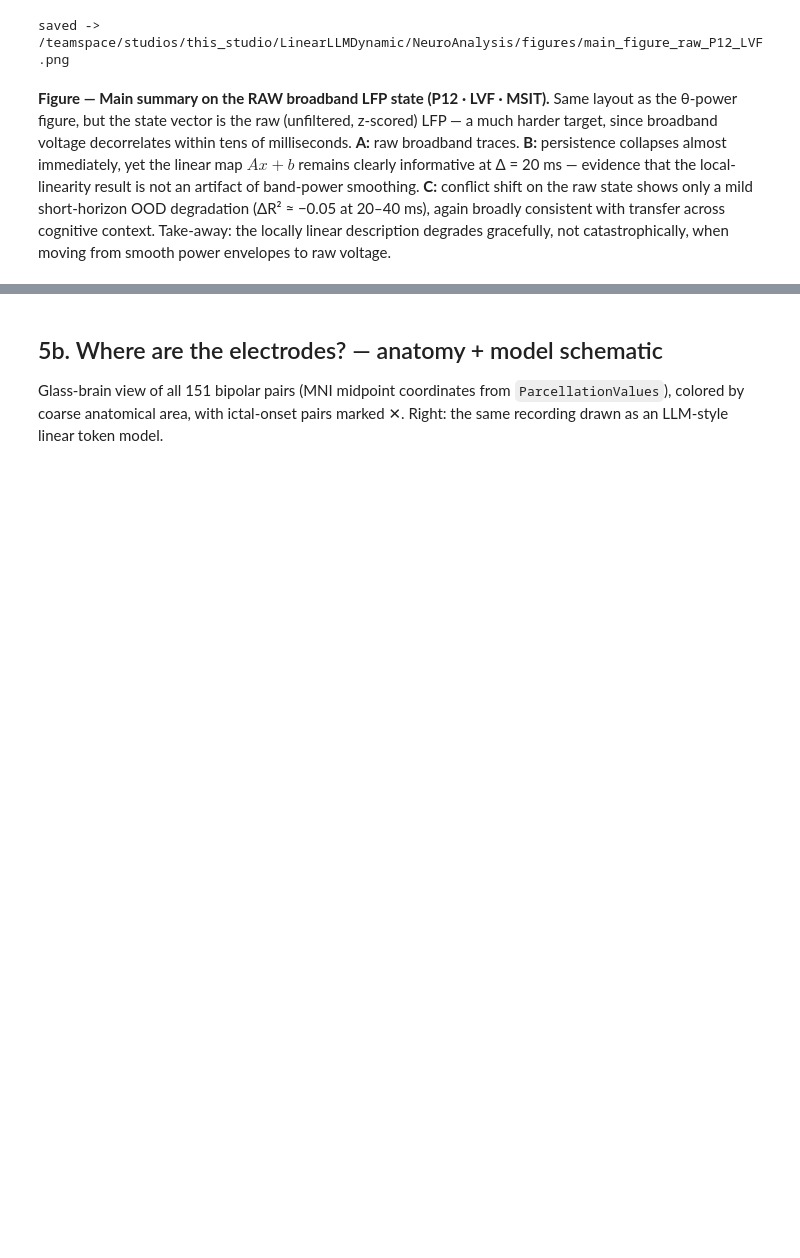
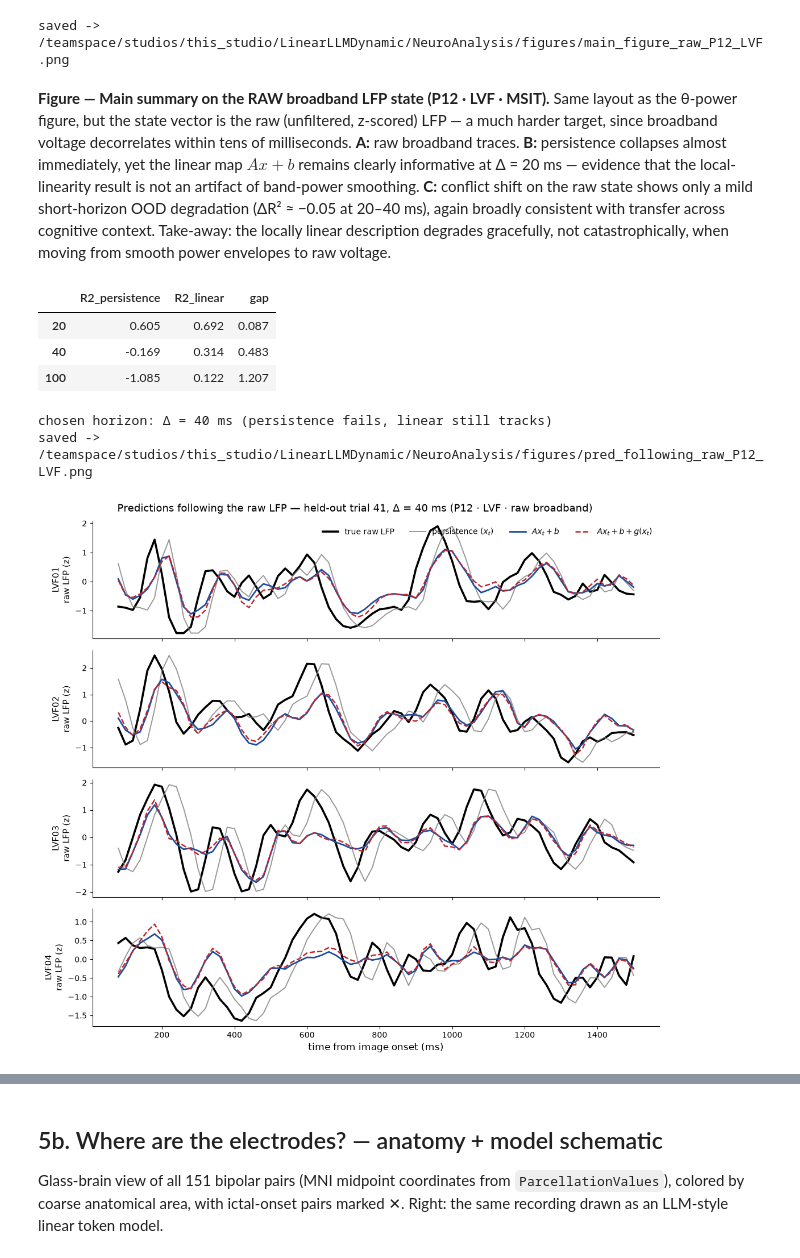
Before and after one commit to rgs2151/controller, a Jupyter notebook: NeuroAnalysis/brain_local_linearization.ipynb, the cells around one changed output, grey strips where cells are left out. Cells and saved outputs as stored; diff of their text form; code cells hidden in the pictures; blank space fills up the shorter version.

Commit message:
add standalone prediction-tracking figure on raw LFP (Delta=40ms, persistence fails vs linear tracks)

```diff
--- a/NeuroAnalysis/brain_local_linearization.ipynb
+++ b/NeuroAnalysis/brain_local_linearization.ipynb
@@ -2003,3 +2003,76 @@ print("saved ->", out)
 saved -> /teamspace/studios/this_studio/LinearLLMDynamic/NeuroAnalysis/figures/main_figure_raw_P12_LVF.png
 # %% [markdown]
 **Figure — Main summary on the RAW broadband LFP state (P12 · LVF · MSIT).** Same layout as the θ-power figure, but the state vector is the raw (unfiltered, z-scored) LFP — a much harder target, since broadband voltage decorrelates within tens of milliseconds. **A:** raw broadband traces. **B:** persistence collapses almost immediately, yet the linear map $Ax+b$ remains clearly informative at Δ = 20 ms — evidence that the local-linearity result is not an artifact of band-power smoothing. **C:** conflict shift on the raw state shows only a mild short-horizon OOD degradation (ΔR² ≈ −0.05 at 20–40 ms), again broadly consistent with transfer across cognitive context. Take-away: the locally linear description degrades gracefully, not catastrophically, when moving from smooth power envelopes to raw voltage.
+# %%
+# ---------- Standalone figure: predictions following the TRUE RAW LFP ----------
+# Raw broadband voltage state (z-scored by training-baseline SD), one representative
+# held-out trial, 4 LVF channels. Horizon chosen automatically as the Δ where the
+# persistence-vs-linear difference is most obvious (max R² gap, linear still informative).
+raw_v = sess["data"][:, clean_idx, :][:, region_mask_in_clean, :]      # (trials, ch, samples)
+tok_rawS, _, _ = tokenize(raw_v, sess["time"])
+t_ms_full_ = sess["time"] * 1000.0
+base_m_ = (t_ms_full_ >= EPOCH_MS[0]) & (t_ms_full_ < 0)
+base_sd_tr = raw_v[:, :, base_m_].std(axis=-1)                          # (trials, ch)
+mu_rawS = tok_rawS[tr].reshape(-1, tok_rawS.shape[-1]).mean(axis=0)
+sd_rawS = base_sd_tr[tr].mean(axis=0) + 1e-12
+z_rawS = (tok_rawS - mu_rawS[None, None, :]) / sd_rawS[None, None, :]
+
+fits_S, cand_S = {}, {}
+for h_ms in [20, 40, 100]:
+    hs_ = h_ms // TOKEN_STRIDE_MS
+    Xt_, Yt_ = make_pairs(z_rawS[tr], hs_)
+    Xv_, Yv_ = make_pairs(z_rawS[va], hs_)
+    Xe_, Ye_ = make_pairs(z_rawS[te], hs_)
+    A_S, b_S, _ = fit_ridge(Xt_, Yt_, Xv_, Yv_)
+    g_S = fit_residual_mlp(Xt_, Yt_ - ridge_predict(A_S, b_S, Xt_),
+                           Xv_, Yv_ - ridge_predict(A_S, b_S, Xv_))
+    fits_S[h_ms] = (A_S, b_S, g_S)
+    r2p_ = pop_r2(Ye_, Xe_); r2l_ = pop_r2(Ye_, ridge_predict(A_S, b_S, Xe_))
+    cand_S[h_ms] = dict(R2_persistence=r2p_, R2_linear=r2l_, gap=r2l_ - r2p_)
+sel_S = pd.DataFrame(cand_S).T
+display(sel_S.round(3))
+# most obvious contrast: persistence must fail (R²<0) while the linear map still visibly tracks
+ok_S = sel_S[(sel_S.R2_linear > 0.25) & (sel_S.R2_persistence < 0)]
+h_star = int((ok_S if len(ok_S) else sel_S)["gap"].idxmax())
+print(f"chosen horizon: Δ = {h_star} ms (persistence fails, linear still tracks)")
+
+# representative held-out trial: per-trial linear R² closest to the test median
+hsS = h_star // TOKEN_STRIDE_MS
+A_S, b_S, g_S = fits_S[h_star]
+r2_trials = np.array([pop_r2(z_rawS[t_, hsS:], ridge_predict(A_S, b_S, z_rawS[t_, :-hsS]))
+                      for t_ in te])
+demo_S = int(te[np.argsort(r2_trials)[len(r2_trials) // 2]])
+Xd_S, Yd_S = z_rawS[demo_S, :-hsS], z_rawS[demo_S, hsS:]
+p_lin_S = ridge_predict(A_S, b_S, Xd_S)
+p_res_S = p_lin_S + mlp_predict(g_S, Xd_S)
+tp_S = token_t[hsS:]
+
+ch_names_S = np.asarray(names_clean)[region_mask_in_clean] if len(np.asarray(names_clean)) == region_mask_in_clean.shape[0] else None
+fig, axs = plt.subplots(4, 1, figsize=(11, 10), sharex=True)
+for i_c, ax in enumerate(axs):
+    ax.plot(tp_S, Yd_S[:, i_c], color="black", lw=2.6, label="true raw LFP")
+    ax.plot(tp_S, Xd_S[:, i_c], color="gray", lw=1.4, alpha=0.8, label=f"persistence ($x_t$)")
+    ax.plot(tp_S, p_lin_S[:, i_c], color=COLOR_LINEAR, lw=2.0, label="$Ax_t+b$")
+    ax.plot(tp_S, p_res_S[:, i_c], color=COLOR_RESIDUAL, lw=1.8, ls="--", label="$Ax_t+b+g(x_t)$")
+    nm_ = str(ch_names_S[i_c]).split()[0] if ch_names_S is not None else f"LVF ch {i_c+1}"
+    ax.set_ylabel(f"{nm_}\nraw LFP (z)", fontsize=11)
+    ax.tick_params(labelsize=10)
+    for s_ in ("top", "right"):
+        ax.spines[s_].set_visible(False)
+axs[0].legend(fontsize=10, frameon=False, ncols=4, loc="upper right")
+axs[-1].set_xlabel("time from image onset (ms)", fontsize=12)
+fig.suptitle(f"Predictions following the raw LFP — held-out trial {demo_S}, $\\Delta$ = {h_star} ms "
+             f"(P12 · LVF · raw broadband)", fontsize=13)
+fig.tight_layout()
+for ext in ("png", "pdf"):
+    fig.savefig(FIG_DIR / f"pred_following_raw_P12_LVF.{ext}", dpi=200, bbox_inches="tight")
+print("saved ->", FIG_DIR / "pred_following_raw_P12_LVF.png")
+plt.show()
+# %% [output]
+|  | R2_persistence | R2_linear | gap |
+| 20 | 0.605 | 0.692 | 0.087 |
+| 40 | -0.169 | 0.314 | 0.483 |
+| 100 | -1.085 | 0.122 | 1.207 |
+chosen horizon: Δ = 40 ms (persistence fails, linear still tracks)
+saved -> /teamspace/studios/this_studio/LinearLLMDynamic/NeuroAnalysis/figures/pred_following_raw_P12_LVF.png
+[figure, added]
```
Also changed, not shown: parts of 1 cell of this notebook, 2 other files.
